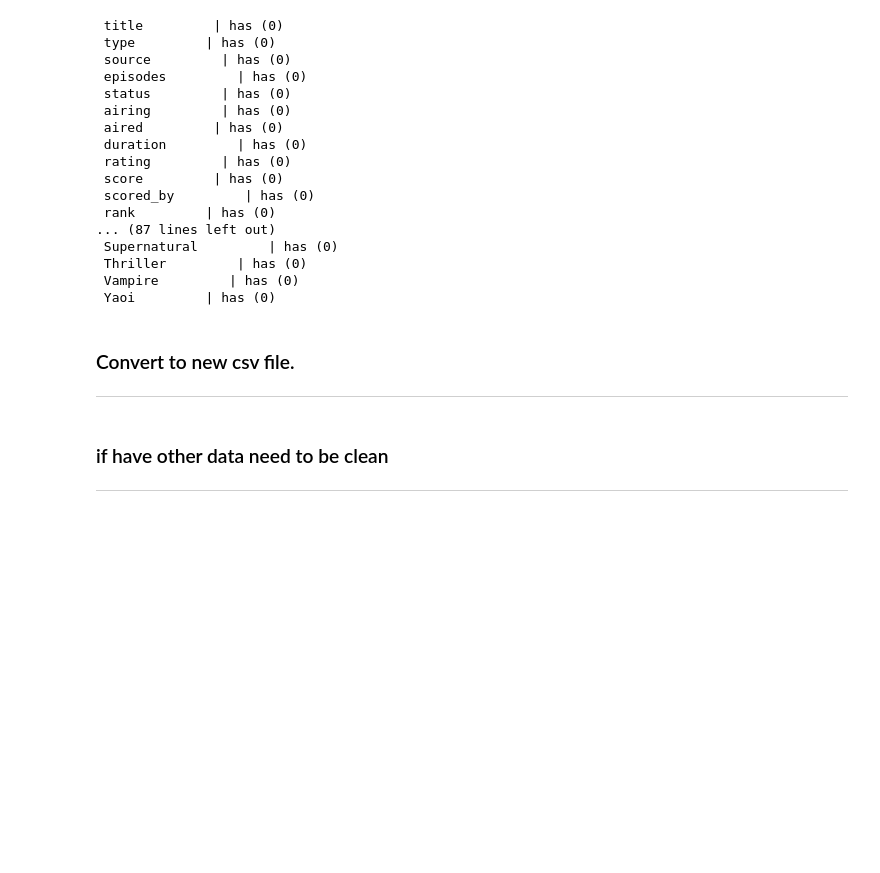
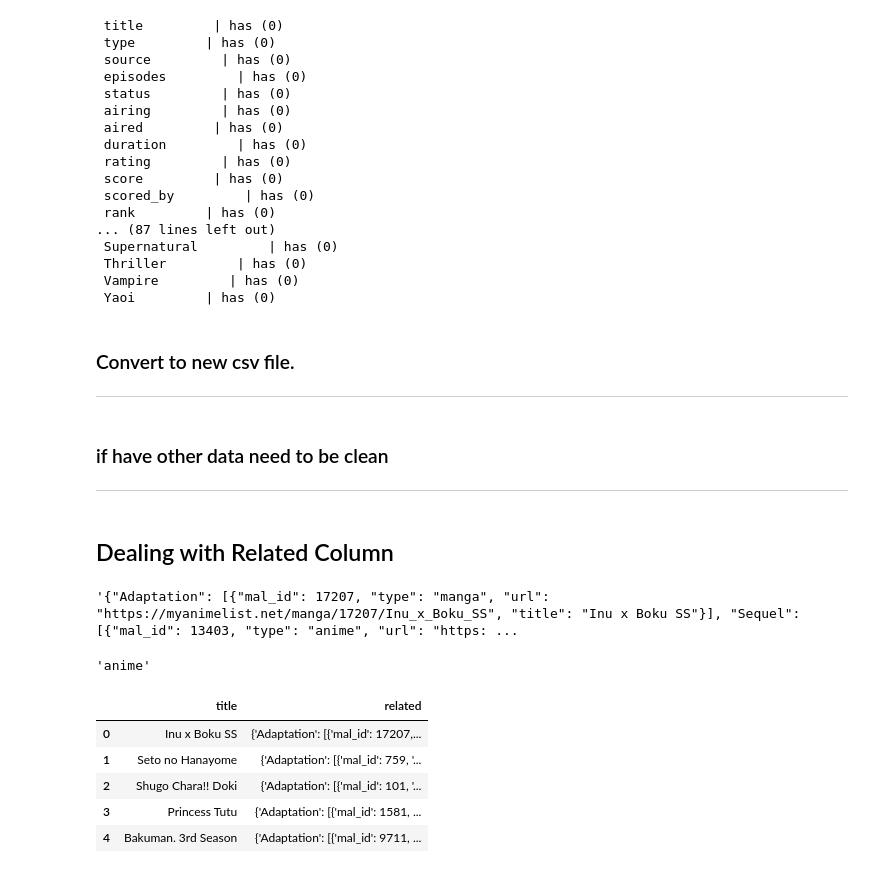
Before and after one commit to TanGuiShan/mini_project, a Jupyter notebook: Data Preparation.ipynb, the cells around one changed output. Cells and saved outputs as stored; diff of their text form; code cells hidden in the pictures; blank space fills up the shorter version.

Commit message:
Added json parsing for related column
Still WIP

```diff
--- a/Data Preparation.ipynb
+++ b/Data Preparation.ipynb
@@ -98,7 +98,7 @@ memory usage: 39.3+ MB
 The dataset is in CSV format; hence we use the `read_csv` function from Pandas.
 Immediately after importing, take a quick look at the data using the `head` function.
 # %%
-animelist = pd.read_csv('AnimeList.csv')
+animelist = pd.read_csv('DataSets/Raw Data/AnimeList.csv')
 animelist.head()
 # %% [output]
 |  | anime_id | title | title_english | title_japanese | title_synonyms | image_url | type | source | ... |
@@ -557,3 +575,28 @@ animelist_df.to_csv('outV2.csv', index=False)
 # %% [markdown]
 ### if have other data need to be clean
 ---
+# %% [markdown]
+## Dealing with Related Column
+# %%
+related_cell0 = animelist_df["related"][0]
+related_cell_mod = related_cell0.replace("'", "\"")
+related_cell_mod
+# %% [output]
+'{"Adaptation": [{"mal_id": 17207, "type": "manga", "url": "https://myanimelist.net/manga/17207/Inu_x_Boku_SS", "title": "Inu x Boku SS"}], "Sequel": [{"mal_id": 13403, "type": "anime", "url": "https: ...
+# %%
+import json
+related_dict = json.loads(related_cell_mod)
+related_dict['Sequel'][0]['type']
+# %% [output]
+'anime'
+# %%
+related_list = animelist_df[["title","related"]]
+test_related = related_list[:5]
+test_related
+# %% [output]
+|  | title | related |
+| 0 | Inu x Boku SS | {'Adaptation': [{'mal_id': 17207,... |
+| 1 | Seto no Hanayome | {'Adaptation': [{'mal_id': 759, '... |
+| 2 | Shugo Chara!! Doki | {'Adaptation': [{'mal_id': 101, '... |
+| 3 | Princess Tutu | {'Adaptation': [{'mal_id': 1581, ... |
+| 4 | Bakuman. 3rd Season | {'Adaptation': [{'mal_id': 9711, ... |
```
Also changed, not shown: parts of 6 cells of this notebook.
